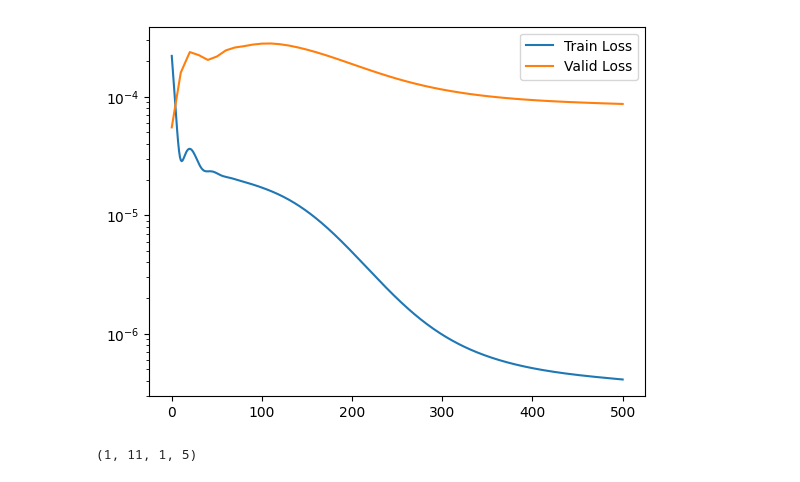
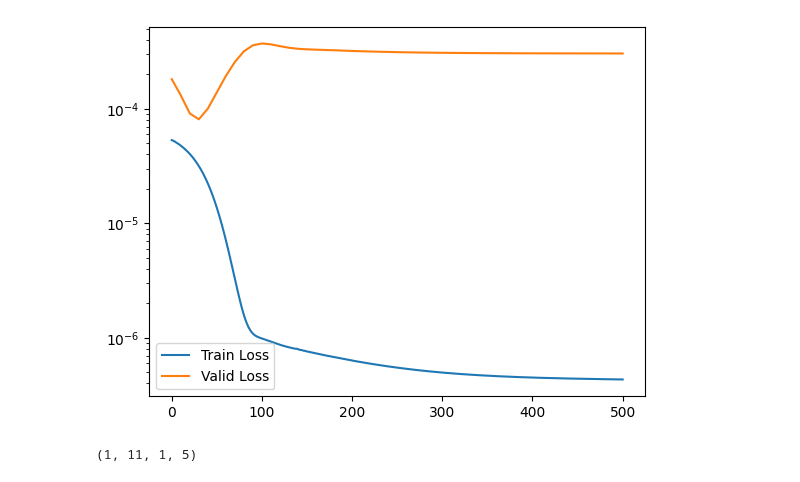
Before and after one commit to ryanchaiyakul/dismech-jax, a Jupyter notebook: examples/slinky/3d_slinky_10_loop_K(eps)_matrix.ipynb, the cells around one changed output. Cells and saved outputs as stored; diff of their text form; code cells hidden in the pictures.

```diff
--- a/examples/slinky/3d_slinky_10_loop_K(eps)_matrix.ipynb
+++ b/examples/slinky/3d_slinky_10_loop_K(eps)_matrix.ipynb
@@ -156,8 +156,8 @@ class Example(TripletModel):
 # %%
 from util import TestCase
 
-train_file = "data/output_valid.npz"
-valid_file = "data/output_train.npz"
+train_file = "data/output_train.npz"
+valid_file = "data/output_valid.npz"
 # train_file = "data/output.npz"
 # valid_file = "data/output_train.npz"
 
@@ -189,17 +189,17 @@ learned K:  [1.448858   0.15365278 0.04714778]
 # %%
 import matplotlib.pyplot as plt
-train_np = np.asarray(train_history, dtype=float).reshape(-1)
-valid_np = np.asarray(valid_history, dtype=float).reshape(-1)
+train_np = np.asarray(train_history["total"], dtype=float).reshape(-1)
+valid_np = np.asarray(valid_history["total"], dtype=float).reshape(-1)
 
 idx_valid = np.where(valid_np != -1)[0]
 
 plt.plot(np.arange(train_np.size), train_np, label="Train Loss")
 plt.plot(idx_valid, valid_np[idx_valid], label="Valid Loss")
 plt.yscale("log")
 plt.legend()
 plt.show()
 # %% [output]
-[figure, old version]
+[figure, new version]
 # %%
 train = TestCase.from_npz(train_file)
 valid = TestCase.from_npz(valid_file)
```
Also changed, not shown: parts of 11 cells of this notebook, 4 other files.
